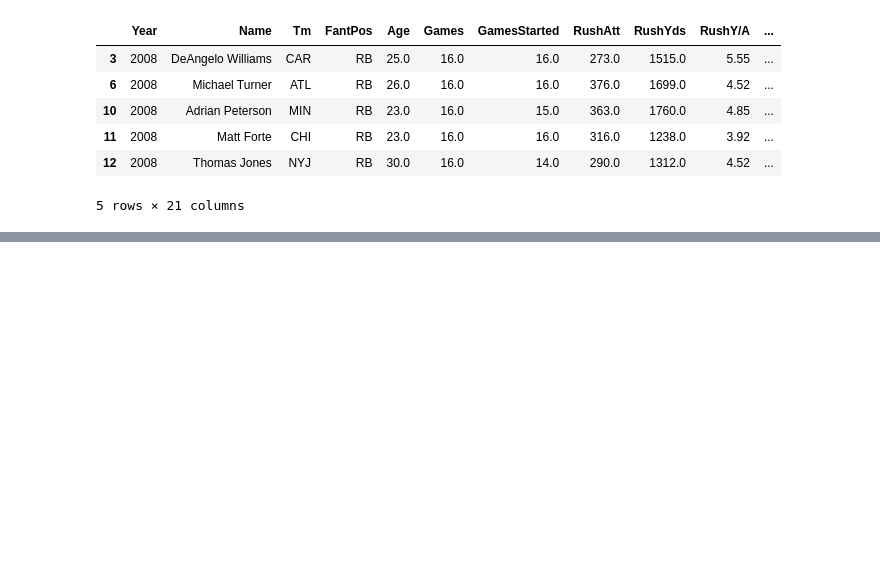
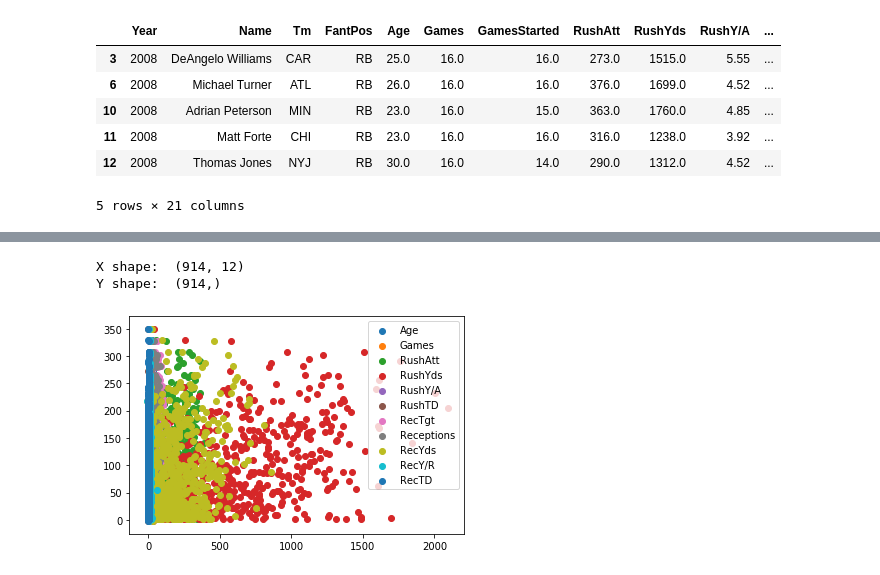
Before and after one commit to AdamSalyers/CSCI4622Kegel01, a Jupyter notebook: FinalProject/Fantasy1.ipynb, the cells around one changed output, grey strips where cells are left out. Cells and saved outputs as stored; diff of their text form; code cells hidden in the pictures; blank space fills up the shorter version.

```diff
--- a/FinalProject/Fantasy1.ipynb
+++ b/FinalProject/Fantasy1.ipynb
@@ -82,7 +82,7 @@ for pos in [rbs, wrs, tes, qbs]:
 
         #make sure we add the year to our list
         tempx.append(prev)
-        tempy.append(players['PosRank'])
+        tempy.append(players['FantPt'])
 
     #assign the temp to the correct variable
     if count == 0:
@@ -94,9 +94,10 @@ for pos in [rbs, wrs, tes, qbs]:
     if count == 2:
         TExs = tempx
         TEys = tempy
-    if count == 0:
+    if count == 3:
         QBxs = tempx
         QBys = tempy
+    count += 1
 
-print(RBxs[0].head())
-print(RBys[0].head())
+#print(RBxs[0].head())
+#print(RBys[0].head())
@@ -120,0 +104,12 @@ Name: PosRank, dtype: float64
+# %%
+#Ok now if we are going to train our data we need to get rid of some datapoints that won't do us much good.
+#Lets check it out
+#RBxs[0].head()
+#Ok well for regression we probably don't need the names, teams, Positions, now that weve already seperated them
+#GamesStarted, lets cut that. Since all of our point data is contained within our other points we can also cut
+#PPR, PPG, PPRPG, and FantPt.
+#Lets start by cutting those!
+RBxs = pd.concat(RBxs)
+RBys = pd.concat(RBys)
+RBxs = RBxs.drop(['Year','Name','Tm','FantPos','GamesStarted','FantPt','PPR','PPG','PPRPG'], axis=1)
+RBxs.head()
@@ -120,0 +123,15 @@ Name: PosRank, dtype: float64
+# %%
+#Lets just double check make sure our indices are lining up
+print("X shape: ", RBxs.shape)
+print("Y shape: ", RBys.shape)
+# %% [output]
+X shape:  (914, 12)
+Y shape:  (914,)
+# %%
+#Ok our shapes line up so lets try to visualize all our points against our y
+for col in RBxs.columns:
+    plt.scatter(RBxs[col], RBys)
+plt.legend(RBxs.columns)
+plt.show()
+# %% [output]
+[figure, added]
```
Also changed, not shown: parts of 6 cells of this notebook.
